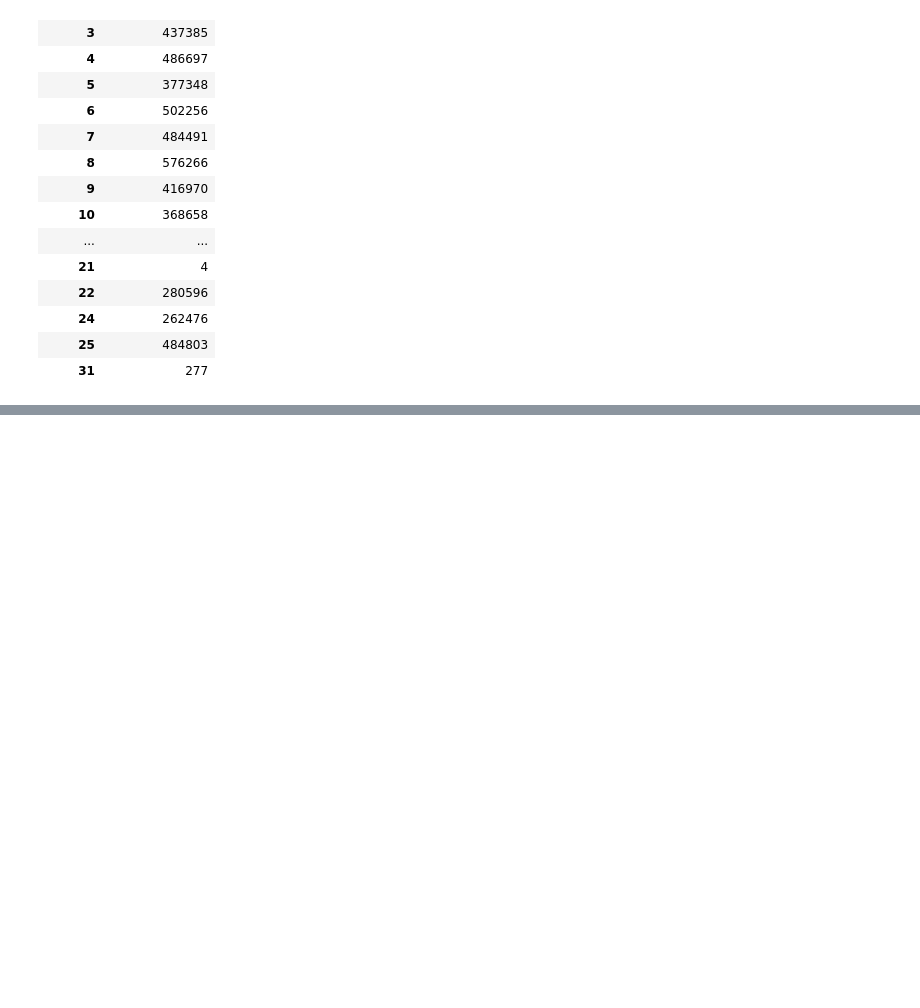
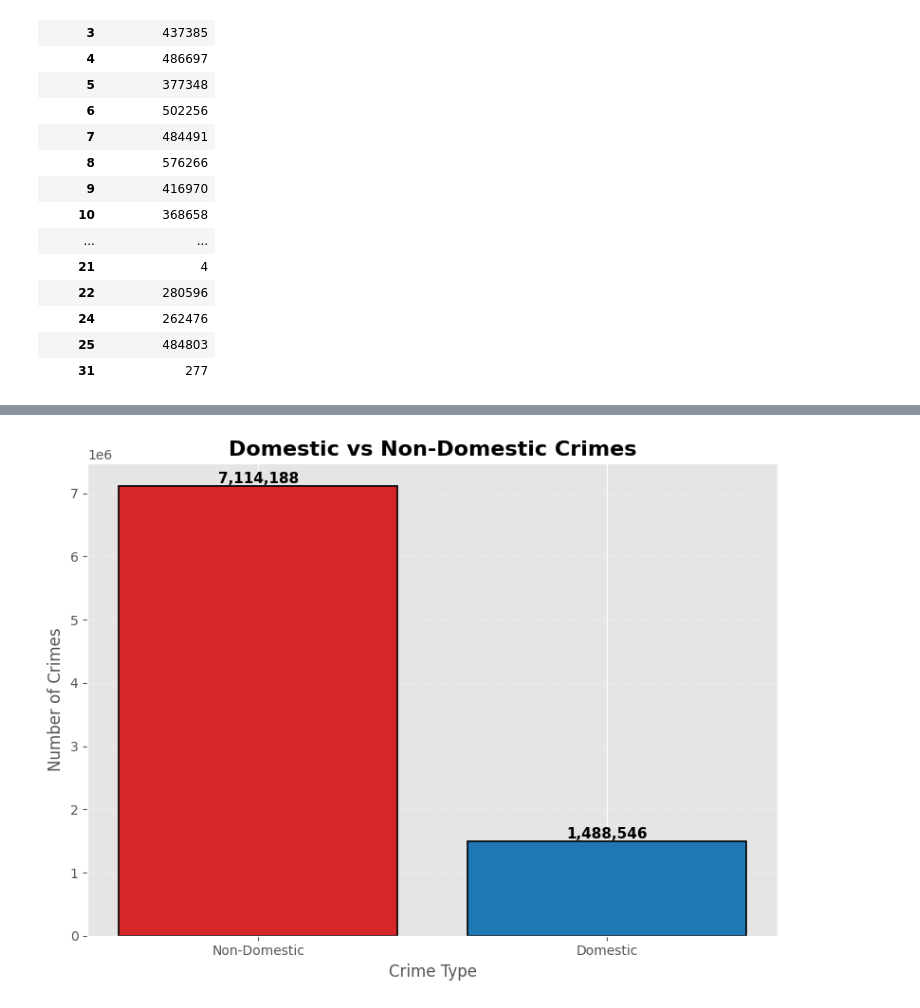
Before and after one commit to arnavon2005/Army_Provost_ML_Project, a Jupyter notebook: 04_Exploratory_Data_Analysis.ipynb, the cells around one changed output, grey strips where cells are left out. Cells and saved outputs as stored; diff of their text form; code cells hidden in the pictures; blank space fills up the shorter version.

```diff
--- a/04_Exploratory_Data_Analysis.ipynb
+++ b/04_Exploratory_Data_Analysis.ipynb
@@ -57,0 +36,18 @@ Project Root : /content/drive/MyDrive/Army_Provost_ML_Project
+# %%
+from google.colab import drive
+drive.mount('/content/drive')
+
+import os
+
+PROJECT_PATH = "/content/drive/MyDrive/Army_Provost_ML_Project"
+
+DATA_PATH = PROJECT_PATH + "/Data"
+REPORTS_PATH = PROJECT_PATH + "/Reports"
+FIGURES_PATH = PROJECT_PATH + "/Figures"
+
+# Create folders if they don't exist
+os.makedirs(FIGURES_PATH, exist_ok=True)
+os.makedirs(REPORTS_PATH, exist_ok=True)
+
+print("Project Path :", PROJECT_PATH)
+print("Figures Path :", FIGURES_PATH)
@@ -943,0 +1054,53 @@ Figure saved successfully:
+# %%
+# ============================================
+# Visualization
+# ============================================
+
+plt.figure(figsize=(8, 6))
+
+colors = ["#d62728", "#1f77b4"]
+
+bars = plt.bar(
+    domestic_summary["Crime Type"],
+    domestic_summary["Number of Crimes"],
+    color=colors,
+    edgecolor="black",
+    linewidth=1.2
+)
+
+plt.title(
+    "Domestic vs Non-Domestic Crimes",
+    fontsize=16,
+    fontweight="bold"
+)
+
+plt.xlabel("Crime Type", fontsize=12)
+plt.ylabel("Number of Crimes", fontsize=12)
+
+plt.grid(axis="y", linestyle="--", alpha=0.4)
+
+# Value labels
+for bar in bars:
+    height = bar.get_height()
+    plt.text(
+        bar.get_x() + bar.get_width()/2,
+        height,
+        f"{int(height):,}",
+        ha="center",
+        va="bottom",
+        fontsize=11,
+        fontweight="bold"
+    )
+
+plt.tight_layout()
+
+# Save figure automatically
+plt.savefig(
+    FIGURES_PATH + "/domestic_vs_non_domestic_crimes.png",
+    dpi=300,
+    bbox_inches="tight"
+)
+
+plt.show()
+# %% [output]
+[figure, added]
```
Also changed, not shown: parts of 8 cells of this notebook.
